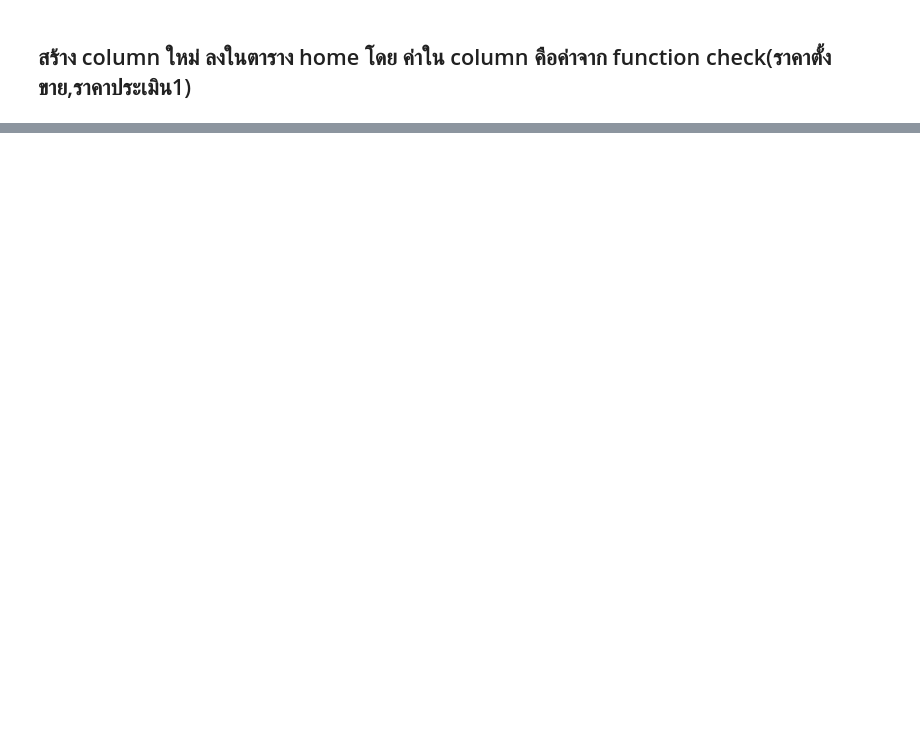
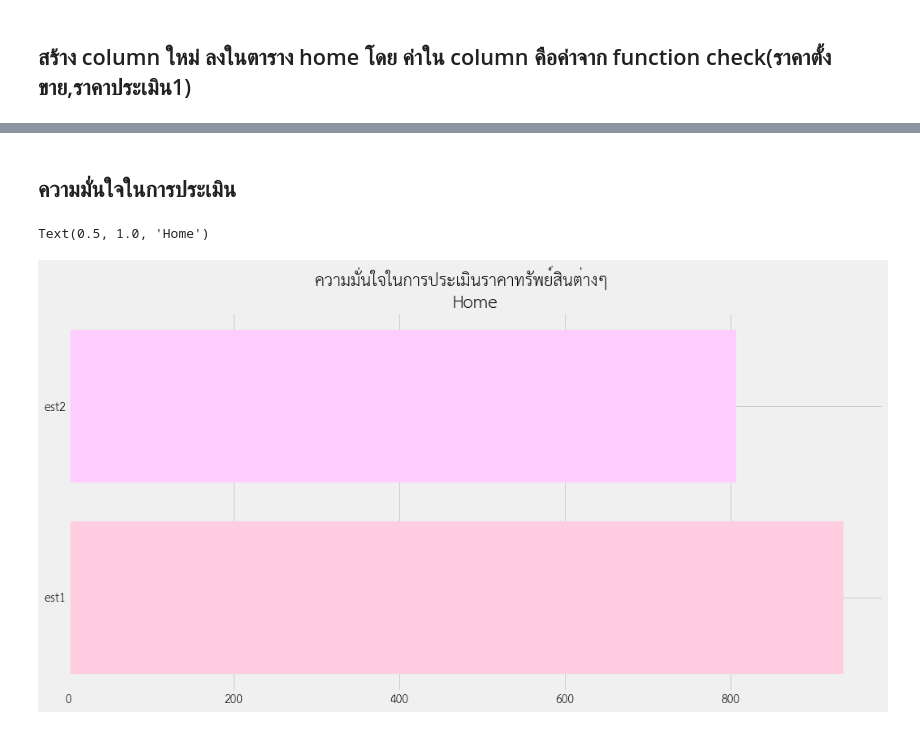
Before and after one commit to NarawitPrathansap/BasicProg_DataViz65, a Jupyter notebook: [dataprep1]property_estimator2.ipynb, the cells around one changed output, grey strips where cells are left out. Drawn from its saved outputs; the diff is of its cells as text; code cells hidden in the pictures; blank space fills up the shorter version.

```diff
--- a/[dataprep1]property_estimator2.ipynb
+++ b/[dataprep1]property_estimator2.ipynb
@@ -325,0 +1607,5 @@ check2
+# %%
+est_list = [home2,land2,condo,townhome,commercial]  # List of your dataframes
+all_est = pd.concat(est_list)
+all_est.shape
+all_est_old = all_est
@@ -325,0 +1642,2 @@ check2
+# %%
+all = all_est[['ID ผู้ประเมิน','ความมั่นใจในการเมินราคาทรัพย์', 'ราคาทรัพย์', 'ประเมินราคาซื้อ-ขาย',  'ให้คะแนนทรัพย์']]
@@ -325,0 +1646,7 @@ check2
+# %%
+matplotlib.rcParams['figure.figsize']=[15,15]
+plt.subplot(1,2,1)
+pd.plotting.parallel_coordinates(all_est1, 'property_type',cols = ['ราคาทรัพย์','ประเมินราคาซื้อ-ขาย'], color=['#00FFFF', 'blue','red','pink','yellow','green'])
+
+plt.subplot(1,2,2)
+pd.plotting.parallel_coordinates(all_est2, 'property_type',cols = ['ราคาทรัพย์','ประเมินราคาซื้อ-ขาย'], color=['#00FFFF', 'blue','red','yellow','green'])
@@ -325,0 +1656,14 @@ check2
+# %% [markdown]
+## ความมั่นใจในการประเมิน
+# %%
+allc = all.groupby(['ID ผู้ประเมิน','ความมั่นใจในการเมินราคาทรัพย์'])[['ความมั่นใจในการเมินราคาทรัพย์']].count().iloc[:2]
+# %%
+plt.rcParams['figure.figsize']=[16,8]
+plt.suptitle('ความมั่นใจในการประเมินราคาทรัพย์สินต่างๆ', fontsize = 20)
+
+plt.barh([1,2],allc['ความมั่นใจในการเมินราคาทรัพย์'],color=['#ffcce0','#ffccff'])
+plt.yticks([1,2],['est1','est2'])
+plt.title('Home')
+# %% [output]
+Text(0.5, 1.0, 'Home')
+[figure, added]
```
Also changed, not shown: parts of 151 cells of this notebook.
